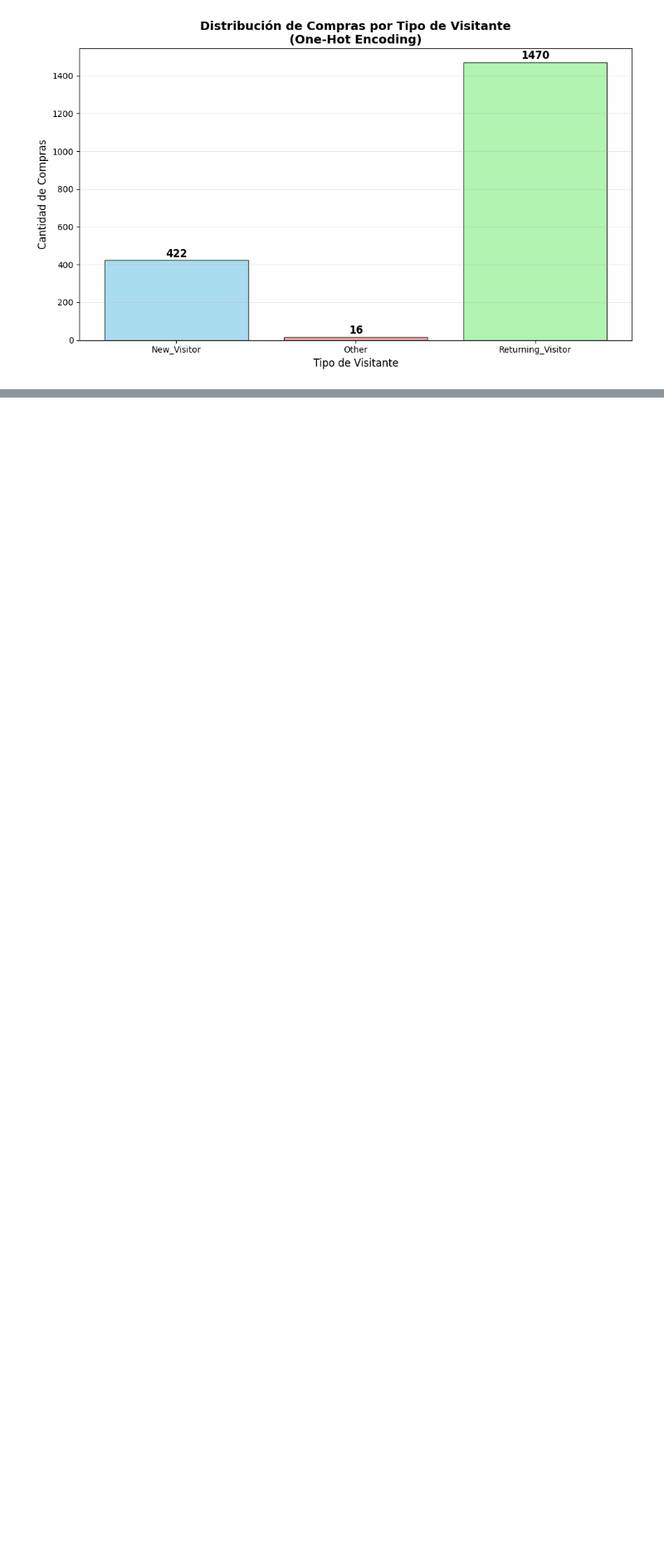
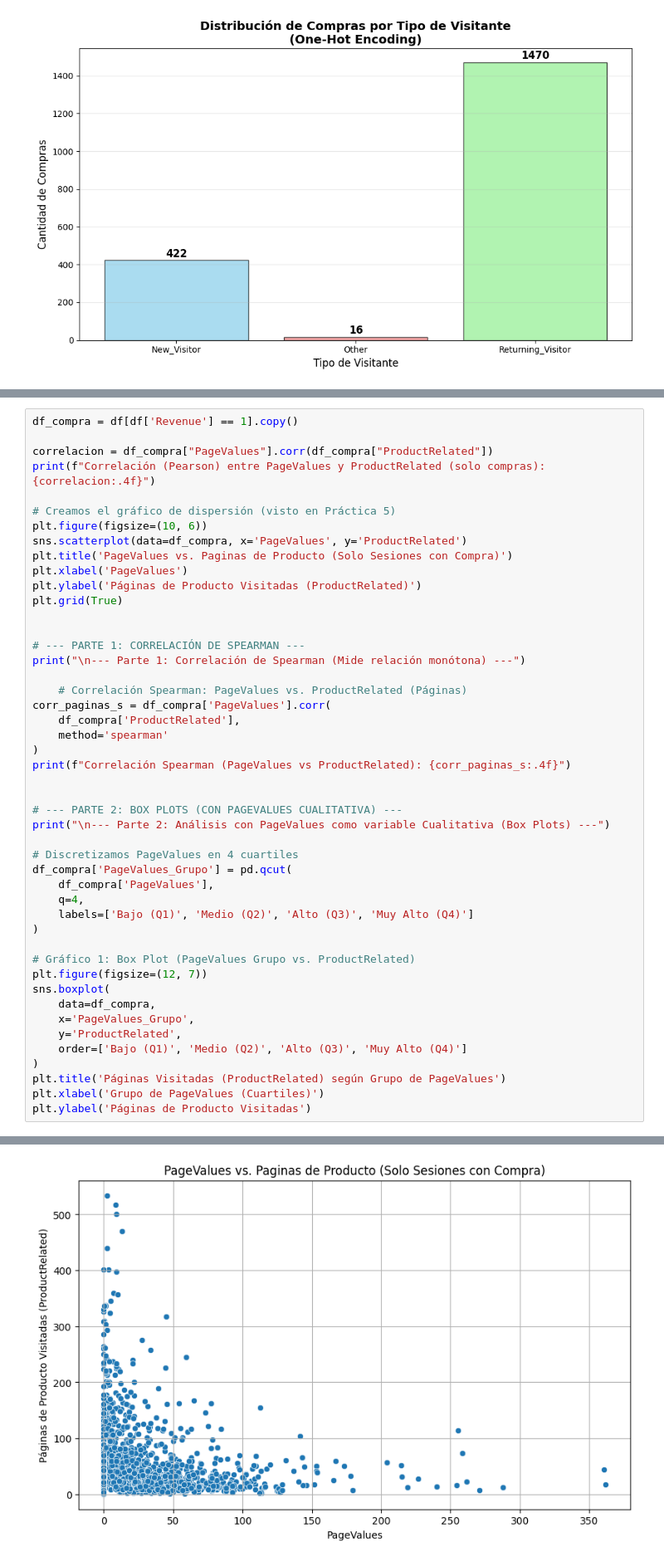
Before and after one commit to Simon22-lab/TPE-Abraham-Cisilino-2025, a Jupyter notebook: hipotesis.ipynb, the cells around one changed output, grey strips where cells are left out. Shown: that part at 83% size. Cells and saved outputs as stored; diff of their text form; blank space fills up the shorter version.

```diff
--- a/hipotesis.ipynb
+++ b/hipotesis.ipynb
@@ -306,0 +300,48 @@ Con un valor de Page Values alto se verifica que los objetivos impuestos por el
+# %%
+df_compra = df[df['Revenue'] == 1].copy()
+
+correlacion = df_compra["PageValues"].corr(df_compra["ProductRelated"])
+print(f"Correlación (Pearson) entre PageValues y ProductRelated (solo compras): {correlacion:.4f}")
+
+# Creamos el gráfico de dispersión (visto en Práctica 5)
+plt.figure(figsize=(10, 6))
+sns.scatterplot(data=df_compra, x='PageValues', y='ProductRelated')
+plt.title('PageValues vs. Paginas de Producto (Solo Sesiones con Compra)')
+plt.xlabel('PageValues')
+plt.ylabel('Páginas de Producto Visitadas (ProductRelated)')
+plt.grid(True)
+
+
+# --- PARTE 1: CORRELACIÓN DE SPEARMAN ---
+print("\n--- Parte 1: Correlación de Spearman (Mide relación monótona) ---")
+
+    # Correlación Spearman: PageValues vs. ProductRelated (Páginas)
+corr_paginas_s = df_compra['PageValues'].corr(
+    df_compra['ProductRelated'],
+    method='spearman'
+)
+print(f"Correlación Spearman (PageValues vs ProductRelated): {corr_paginas_s:.4f}")
+
+
+# --- PARTE 2: BOX PLOTS (CON PAGEVALUES CUALITATIVA) ---
+print("\n--- Parte 2: Análisis con PageValues como variable Cualitativa (Box Plots) ---")
+
+# Discretizamos PageValues en 4 cuartiles
+df_compra['PageValues_Grupo'] = pd.qcut(
+    df_compra['PageValues'],
+    q=4,
+    labels=['Bajo (Q1)', 'Medio (Q2)', 'Alto (Q3)', 'Muy Alto (Q4)']
+)
+
+# Gráfico 1: Box Plot (PageValues Grupo vs. ProductRelated)
+plt.figure(figsize=(12, 7))
+sns.boxplot(
+    data=df_compra,
+    x='PageValues_Grupo',
+    y='ProductRelated',
+    order=['Bajo (Q1)', 'Medio (Q2)', 'Alto (Q3)', 'Muy Alto (Q4)']
+)
+plt.title('Páginas Visitadas (ProductRelated) según Grupo de PageValues')
+plt.xlabel('Grupo de PageValues (Cuartiles)')
+plt.ylabel('Páginas de Producto Visitadas')
+# %% [output]
@@ -306,0 +355 @@ Con un valor de Page Values alto se verifica que los objetivos impuestos por el
+[figure, added]
```
Also changed, not shown: parts of 12 cells of this notebook, 2 other files.
